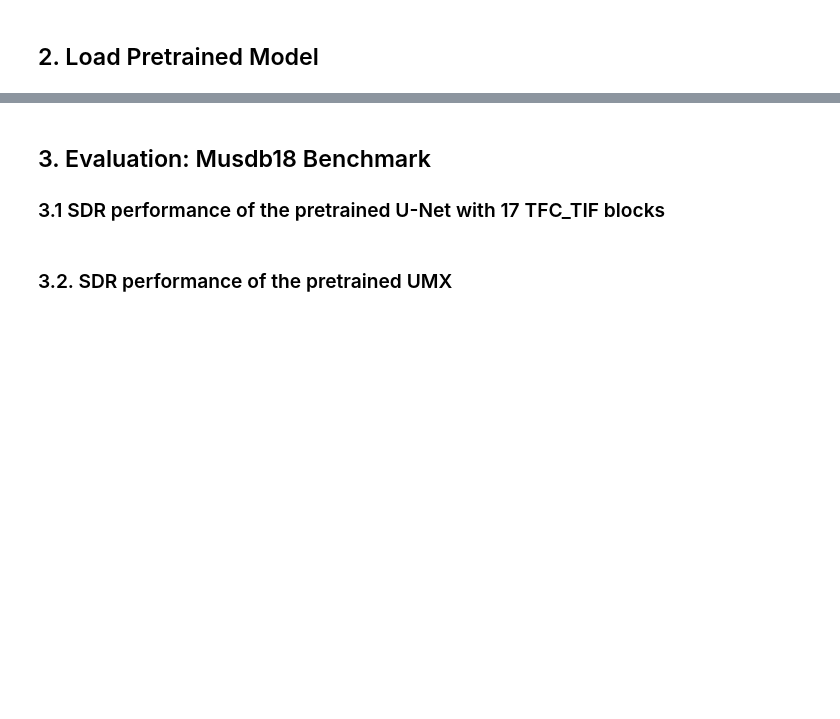
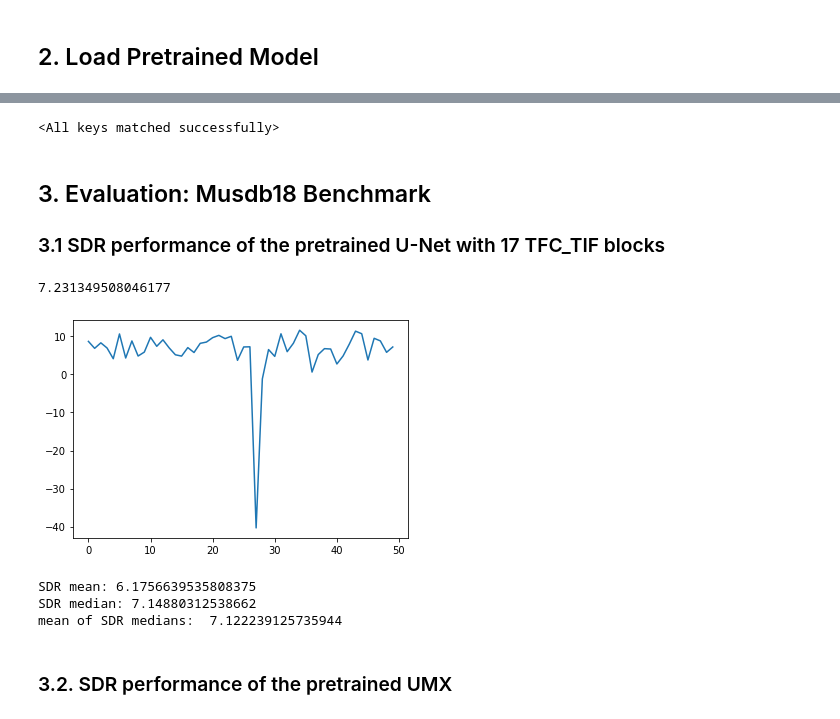
Before and after one commit to ws-choi/ISMIR2020_U_Nets_SVS, a Jupyter notebook: [Table-2] TFC_TIF (17_blocked_SDR 7.12).ipynb, the cells around one changed output, grey strips where cells are left out. Cells and saved outputs as stored; diff of their text form; code cells hidden in the pictures; blank space fills up the shorter version.

```diff
--- a/[Table-2] TFC_TIF (17_blocked_SDR 7.12).ipynb
+++ b/[Table-2] TFC_TIF (17_blocked_SDR 7.12).ipynb
@@ -46,16 +73,40 @@ model = U_Net_Framework(
 # %%
-pretrained_path = 'pretrained/cac_tfc_tif_17_vocals_top2.pt'
-pretrained_params = torch.load(pretrained_path)
+pretrained_paths = ['pretrained/cac_tfc_tif_17_vocals_top1.pt',
+                    'pretrained/cac_tfc_tif_17_vocals_top2.pt',
+                    'pretrained/cac_tfc_tif_17_vocals_top3.pt']
+
+pretrained_params = torch.load(pretrained_paths[0])
 model.load_state_dict(pretrained_params)
+# %% [output]
+<All keys matched successfully>
 # %% [markdown]
 ## 3. Evaluation: Musdb18 Benchmark
 
 ### 3.1 SDR performance of the pretrained U-Net with 17 TFC_TIF blocks
 # %%
-def separator (mix):
-    return separate(musdb_loader, model, mix, batch_size=16)
+from utils_ismir import separate, eval_testset
+import statistics as stats
 
-sdrs = eval_testset(musdb_loader, separator, target_name='vocals')
+sdr_medians = []
+
+for pretrained in pretrained_paths:
+
+    pretrained_params = torch.load(pretrained)
+    model.load_state_dict(pretrained_params)
+
+    def separator (mix):
+        return separate(musdb_loader, model, mix, batch_size=16)
+
+    sdrs, sdr_mean, sdr_median  = eval_testset(musdb_loader, separator, target_name='vocals')
+    sdr_medians.append(sdr_median)
+
+print('mean of SDR medians: ', stats.mean(sdr_medians))
+# %% [output]
+7.231349508046177
+[figure, added]
+SDR mean: 6.1756639535808375
+SDR median: 7.14880312538662
+mean of SDR medians:  7.122239125735944
 # %% [markdown]
 ### 3.2. SDR performance of the pretrained UMX
 # %%
```
Also changed, not shown: parts of 6 cells of this notebook, 2 other files.
